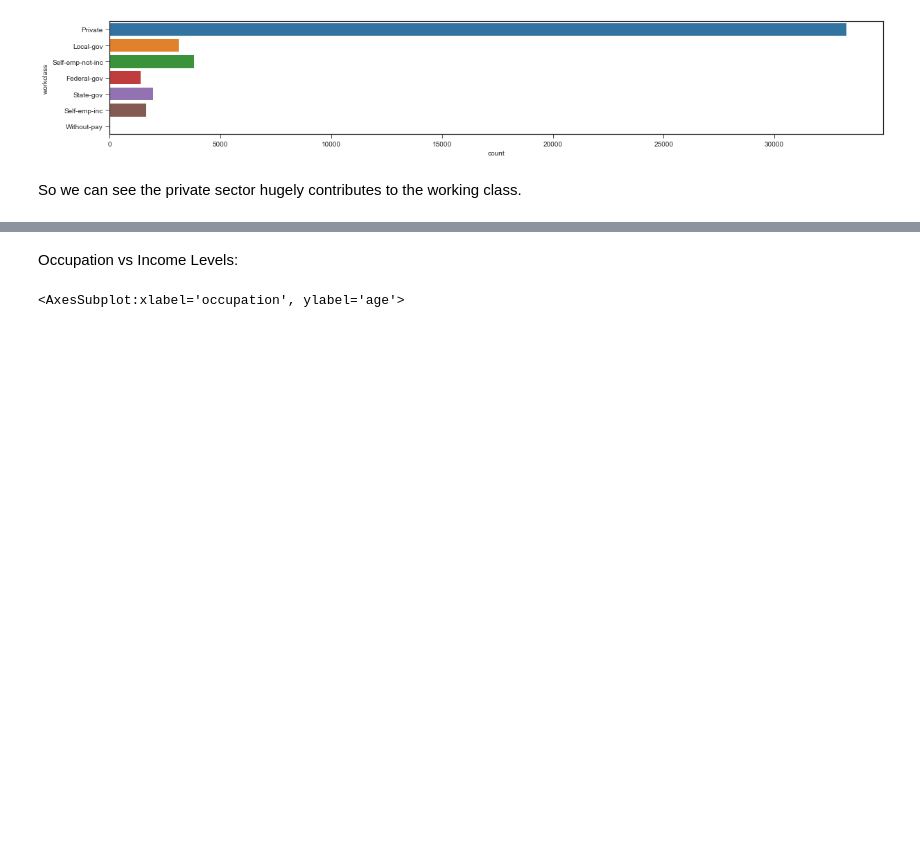
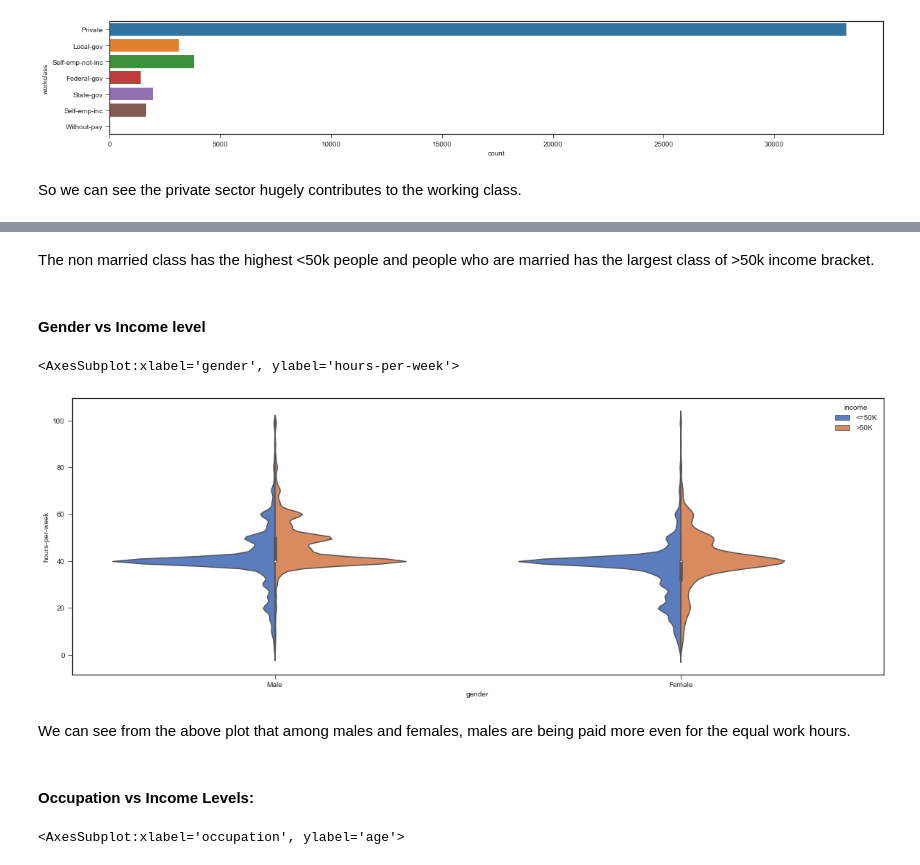
Before and after one commit to pritjee/Springboard, a Jupyter notebook: Adult income story.ipynb, the cells around one changed output, grey strips where cells are left out. Cells and saved outputs as stored; diff of their text form; code cells hidden in the pictures; blank space fills up the shorter version.

```diff
--- a/Adult income story.ipynb
+++ b/Adult income story.ipynb
@@ -298,5 +329,21 @@ So we can see the private sector hugely contributes to the working class.
+# %% [markdown]
+The non married class has the highest <50k people and people who are married has the largest class of >50k income bracket.
+# %% [markdown]
+#### Gender vs Income level
+# %%
+from matplotlib import pyplot
+a4_dims = (20, 7)
+fig, ax = pyplot.subplots(figsize=a4_dims)
+ax = sns.violinplot(x="gender", y="hours-per-week", hue="income",
+                    data=df, gridsize=100, palette="muted", split=True, saturation=0.75)
+ax
+# %% [output]
+<AxesSubplot:xlabel='gender', ylabel='hours-per-week'>
+[figure, added]
+# %% [markdown]
+We can see from the above plot that among males and females, males are being paid more even for the equal work hours.
 # %% [markdown]
-Occupation vs Income Levels:
+#### Occupation vs Income Levels:
 # %%
 from matplotlib import pyplot
 a4_dims = (20, 7)
```
Also changed, not shown: parts of 16 cells of this notebook.
